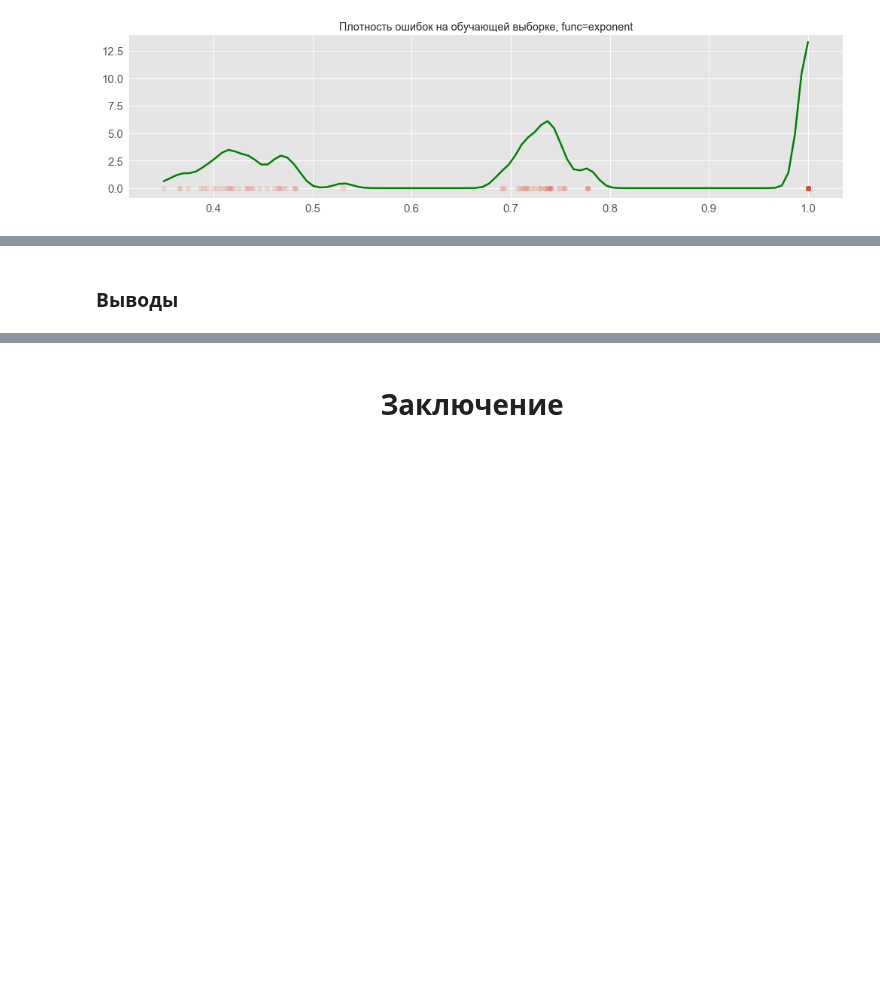
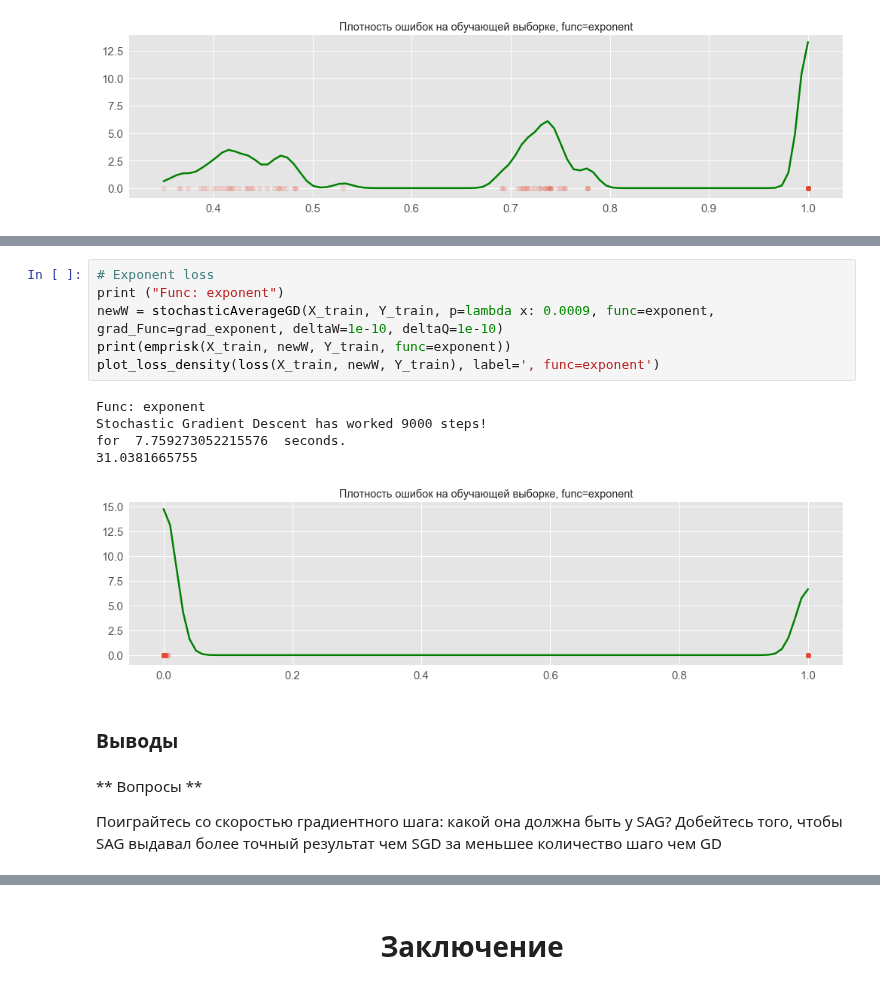
Before and after one commit to ml-mipt/ml-mipt-part1, a Jupyter notebook: 2018/seminars/6_linear_models/seminar6_v2.ipynb, the cells around one changed output, grey strips where cells are left out. Cells and saved outputs as stored; diff of their text form; blank space fills up the shorter version.

```diff
--- a/2018/seminars/7_linear_models/seminar7_v0.ipynb
+++ b/2018/seminars/6_linear_models/seminar6_v2.ipynb
@@ -555,5 +597,22 @@ def stochasticAverageGD(X_train, Y_train, w=None, l=0.25, p=lambda x: 0.001, N=9
+# %%
+# Exponent loss
+print ("Func: exponent")
+newW = stochasticAverageGD(X_train, Y_train, p=lambda x: 0.0009, func=exponent, grad_Func=grad_exponent, deltaW=1e-10, deltaQ=1e-10)
+print(emprisk(X_train, newW, Y_train, func=exponent))
+plot_loss_density(loss(X_train, newW, Y_train), label=', func=exponent')
+# %% [output]
+Func: exponent
+Stochastic Gradient Descent has worked 9000 steps!
+for  7.759273052215576  seconds.
+31.0381665755
+[figure, added]
 # %% [markdown]
 ### Выводы
+# %% [markdown]
+** Вопросы **
+
+Поиграйтесь со скоростью градиентного шага: какой она должна быть у SAG?
+Добейтесь того, чтобы SAG выдавал более точный результат чем SGD за меньшее количество шаго чем GD
 # %% [markdown]
 <h1 align="center">Разбор прикладной задачи: Интеллектуальная рекомендация мультфильмов </h1>
 
```
Also changed, not shown: parts of 17 cells of this notebook, 3 other files.
